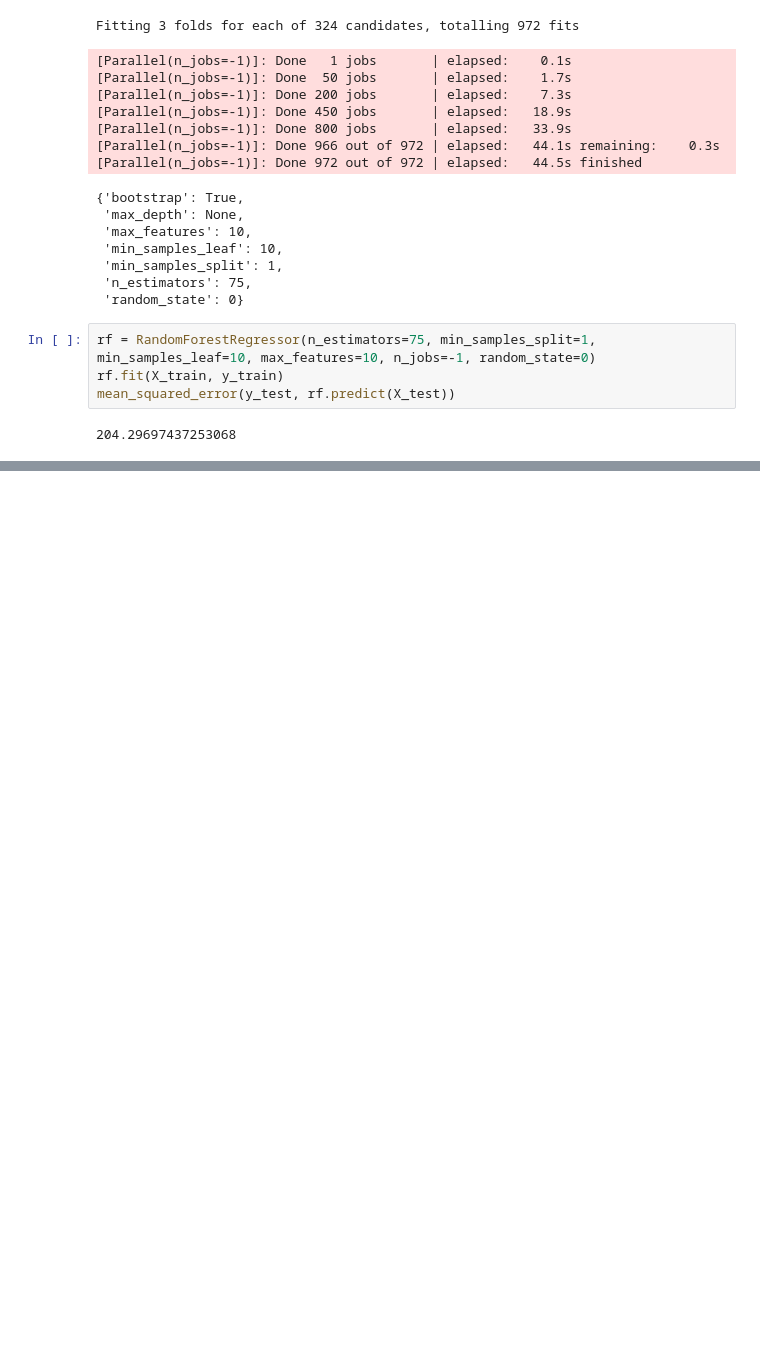
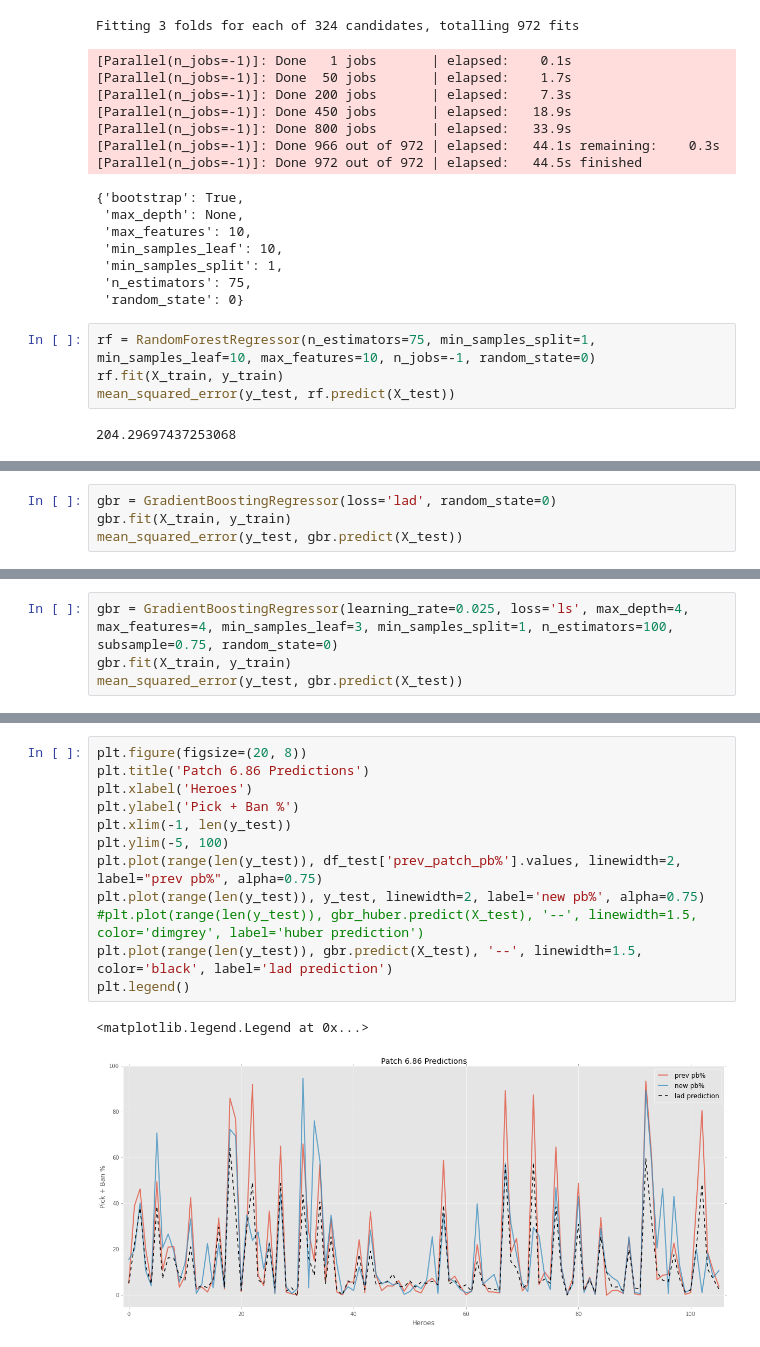
Before and after one commit to shime-saba/moba_balance_prediction, a Jupyter notebook: notebooks/model_building.ipynb, the cells around one changed output, grey strips where cells are left out. Drawn from its saved outputs; the diff is of its cells as text; blank space fills up the shorter version.

```diff
--- a/notebooks/model_building.ipynb
+++ b/notebooks/model_building.ipynb
@@ -510,0 +512,4 @@ mean_squared_error(y_test, rf.predict(X_test))
+# %%
+gbr = GradientBoostingRegressor(loss='lad', random_state=0)
+gbr.fit(X_train, y_train)
+mean_squared_error(y_test, gbr.predict(X_test))
@@ -510,0 +554,4 @@ mean_squared_error(y_test, rf.predict(X_test))
+# %%
+gbr = GradientBoostingRegressor(learning_rate=0.025, loss='ls', max_depth=4, max_features=4, min_samples_leaf=3, min_samples_split=1, n_estimators=100, subsample=0.75, random_state=0)
+gbr.fit(X_train, y_train)
+mean_squared_error(y_test, gbr.predict(X_test))
@@ -510,0 +566,15 @@ mean_squared_error(y_test, rf.predict(X_test))
+# %%
+plt.figure(figsize=(20, 8))
+plt.title('Patch 6.86 Predictions')
+plt.xlabel('Heroes')
+plt.ylabel('Pick + Ban %')
+plt.xlim(-1, len(y_test))
+plt.ylim(-5, 100)
+plt.plot(range(len(y_test)), df_test['prev_patch_pb%'].values, linewidth=2, label="prev pb%", alpha=0.75)
+plt.plot(range(len(y_test)), y_test, linewidth=2, label='new pb%', alpha=0.75)
+#plt.plot(range(len(y_test)), gbr_huber.predict(X_test), '--', linewidth=1.5, color='dimgrey', label='huber prediction')
+plt.plot(range(len(y_test)), gbr.predict(X_test), '--', linewidth=1.5, color='black', label='lad prediction')
+plt.legend()
+# %% [output]
+<matplotlib.legend.Legend at 0x...>
+[figure, added]
```
Also changed, not shown: parts of 63 cells of this notebook, 6 other files.
